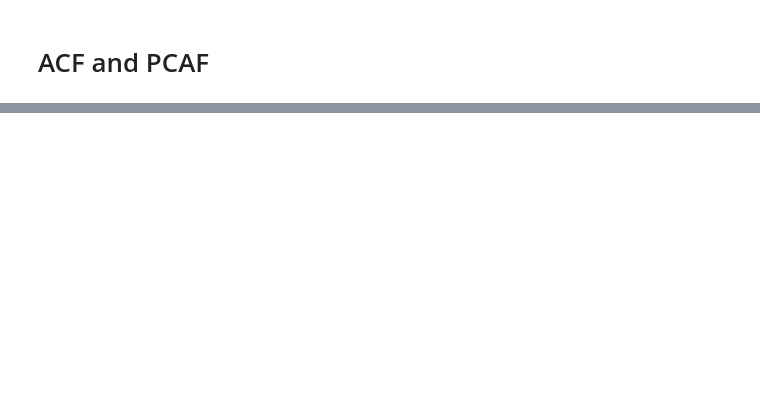
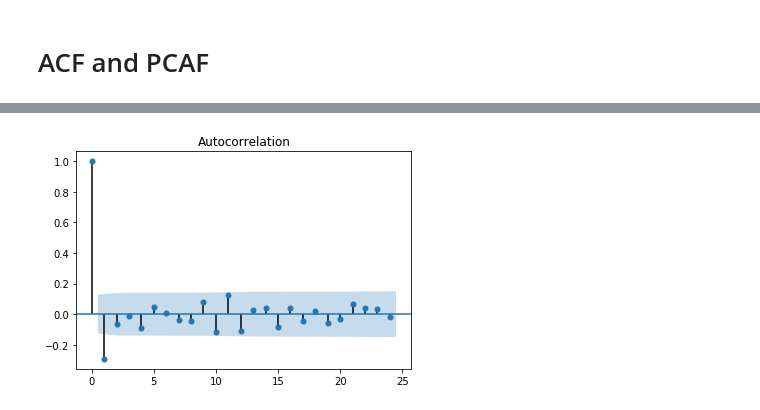
Before and after one commit to karasikHacker/econ571ps2, a Jupyter notebook: ps2.ipynb, the cells around one changed output, grey strips where cells are left out. Cells and saved outputs as stored; diff of their text form; code cells hidden in the pictures; blank space fills up the shorter version.

```diff
--- a/ps2.ipynb
+++ b/ps2.ipynb
@@ -147,0 +242,6 @@ plot_pacf(diff1)
+# %%
+dqm2 = diff(qm1, k_diff=2)
+# %%
+fig = plot_acf(dqm2).savefig('figures/qm1acf.pdf')
+# %% [output]
+[figure, added]
```
Also changed, not shown: parts of 60 cells of this notebook, 26 other files.
